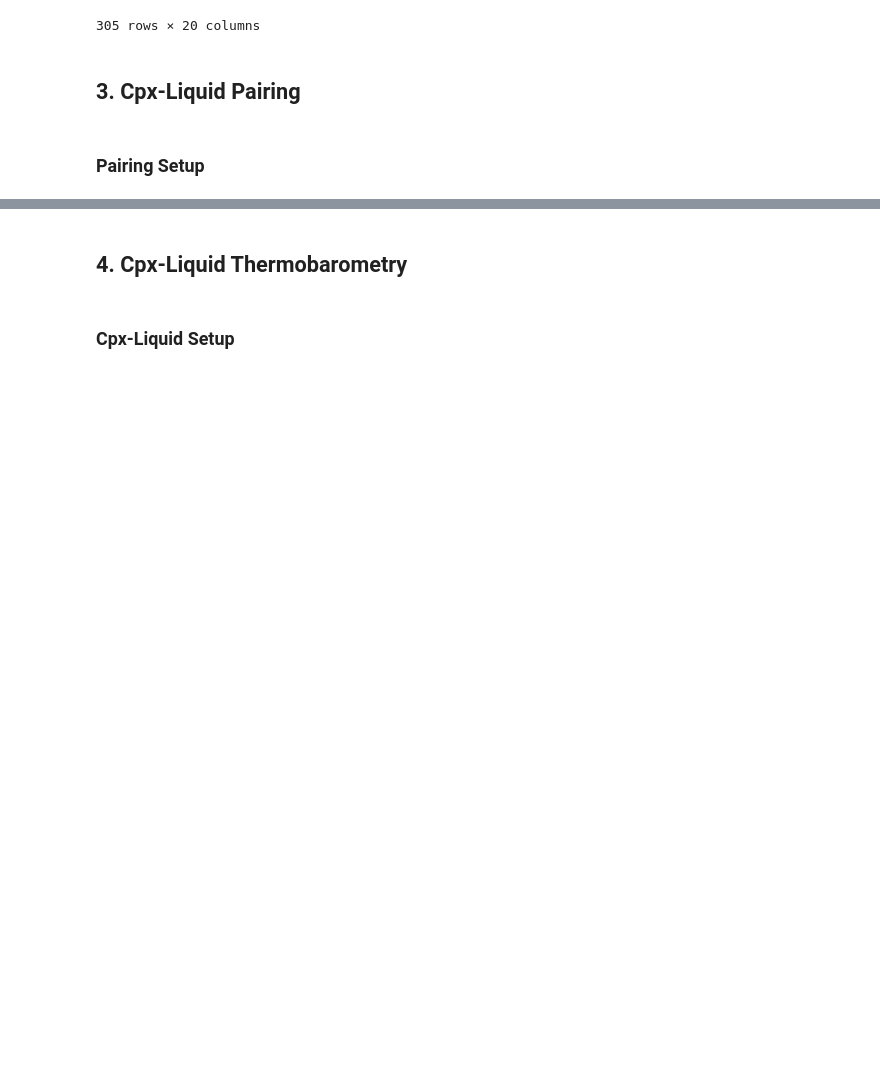
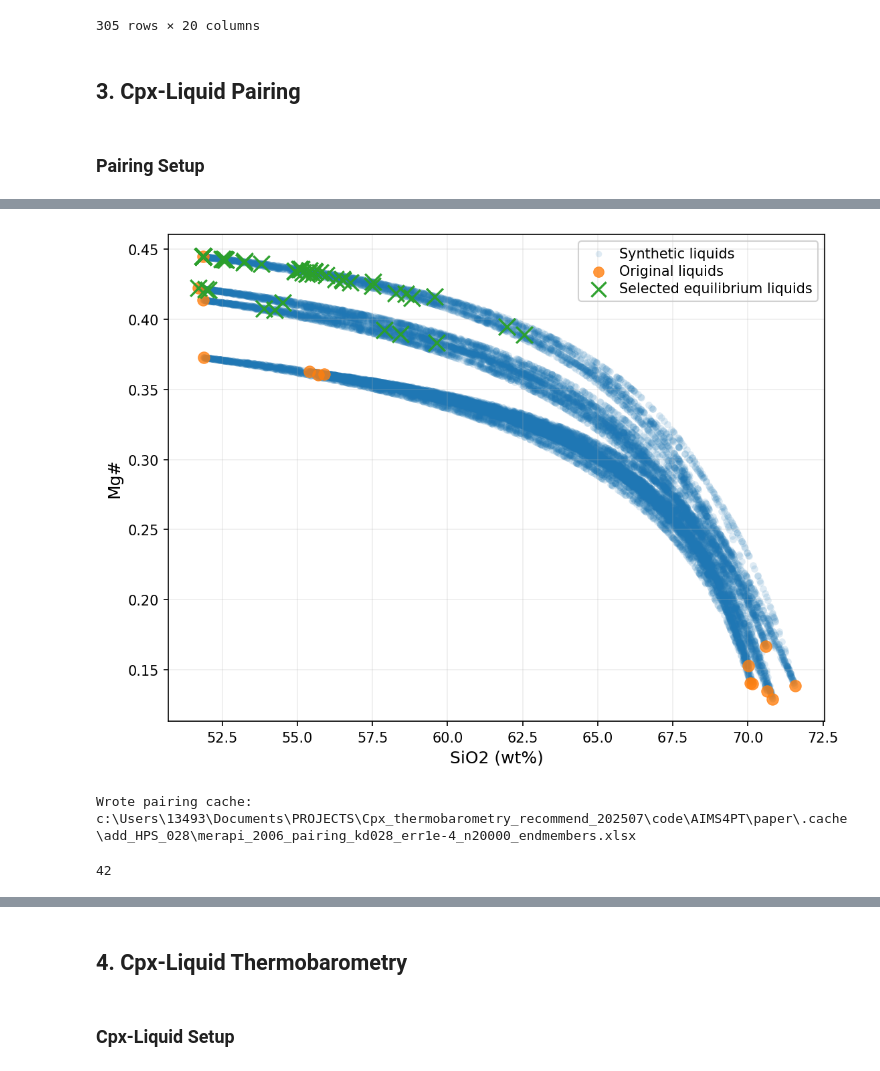
Before and after one commit to Abyss2019/AIMS4PT, a Jupyter notebook: paper/notebooks/04_apply_AIMS4PT_cpx_to_Merapi.ipynb, the cells around one changed output, grey strips where cells are left out. Saved outputs shown, nothing was run; the diff lists cells and outputs as text; code cells hidden in the pictures; blank space fills up the shorter version.

```diff
--- a/paper/notebooks/04_apply_AIMS4PT_cpx_to_Merapi.ipynb
+++ b/paper/notebooks/04_apply_AIMS4PT_cpx_to_Merapi.ipynb
@@ -214,0 +199,65 @@ len(paired_cpx_06_pass)
+# %%
+from aims4pt.data_tools.eq_pairing import PairingResult, pair_mineral_liquid_by_kd
+
+
+def pair_mineral_liquid_by_kd_excel_cache(cache_path, **pairing_kwargs):
+    """Run Kd pairing once, then reuse the Excel cache on later notebook runs."""
+    cache_path = Path(cache_path)
+    cache_path.parent.mkdir(parents=True, exist_ok=True)
+
+    if cache_path.exists():
+        print(f"Reading cached pairing result: {cache_path}")
+        pairs = pd.read_excel(cache_path, sheet_name="pairs")
+        mask_df = pd.read_excel(cache_path, sheet_name="pairs_pass_mask")
+        cleaned_minerals = pd.read_excel(cache_path, sheet_name="cleaned_minerals")
+        cleaned_liquids = pd.read_excel(cache_path, sheet_name="cleaned_liquids")
+        mask_values = mask_df["pairs_pass_mask"]
+        if mask_values.dtype == object:
+            pairs_pass_mask = mask_values.astype(str).str.lower().isin(["true", "1", "yes"])
+        else:
+            pairs_pass_mask = mask_values.astype(bool)
+        pairs_pass_mask.index = pairs.index
+        return PairingResult(
+            pairs=pairs,
+            pairs_pass_mask=pairs_pass_mask,
+            cleaned_minerals=cleaned_minerals,
+            cleaned_liquids=cleaned_liquids,
+        )
+
+    result = pair_mineral_liquid_by_kd(**pairing_kwargs)
+    with pd.ExcelWriter(cache_path) as writer:
+        result.pairs.to_excel(writer, sheet_name="pairs", index=False)
+        result.pairs_pass_mask.rename("pairs_pass_mask").to_frame().to_excel(
+            writer, sheet_name="pairs_pass_mask", index=False
+        )
+        result.cleaned_minerals.to_excel(writer, sheet_name="cleaned_minerals", index=False)
+        result.cleaned_liquids.to_excel(writer, sheet_name="cleaned_liquids", index=False)
+    print(f"Wrote pairing cache: {cache_path}")
+    return result
+
+
+res_06 = pair_mineral_liquid_by_kd_excel_cache(
+    CACHE_DIR / "merapi_2006_pairing_kd028_err1e-4_n20000_endmembers.xlsx",
+    X_mine=cpx_06_input,
+    X_liq=liq_2006[liq_cols],     # Defines the expected column set/order.
+    one_to_one=True,
+    interpolate_liq=True,
+    interp_mode="endmembers",
+    n_synth=20000,
+    endmember1=liq_2006[liq_2006['glass/bulk']=="bulk"][liq_cols], # bulk
+    endmember2=liq_2006[liq_2006['glass/bulk']=="glass"][liq_cols], # glass
+    random_state=42,
+    kd=0.28,
+    error=1e-4,
+)
+
+paired_cpx_06, paired_liq_06 = res_06.cleaned_minerals, res_06.cleaned_liquids
+paired_cpx_06_pass = paired_cpx_06[res_06.pairs_pass_mask].reset_index(drop=True)
+paired_liq_06_pass = paired_liq_06[res_06.pairs_pass_mask].reset_index(drop=True)
+
+
+len(paired_cpx_06_pass)
+# %% [output]
+[figure, added]
+Wrote pairing cache: c:\Users\13493\Documents\PROJECTS\Cpx_thermobarometry_recommend_202507\code\AIMS4PT\paper\.cache\add_HPS_028\merapi_2006_pairing_kd028_err1e-4_n20000_endmembers.xlsx
+42
```
Also changed, not shown: parts of 22 cells of this notebook, 4 other files.
